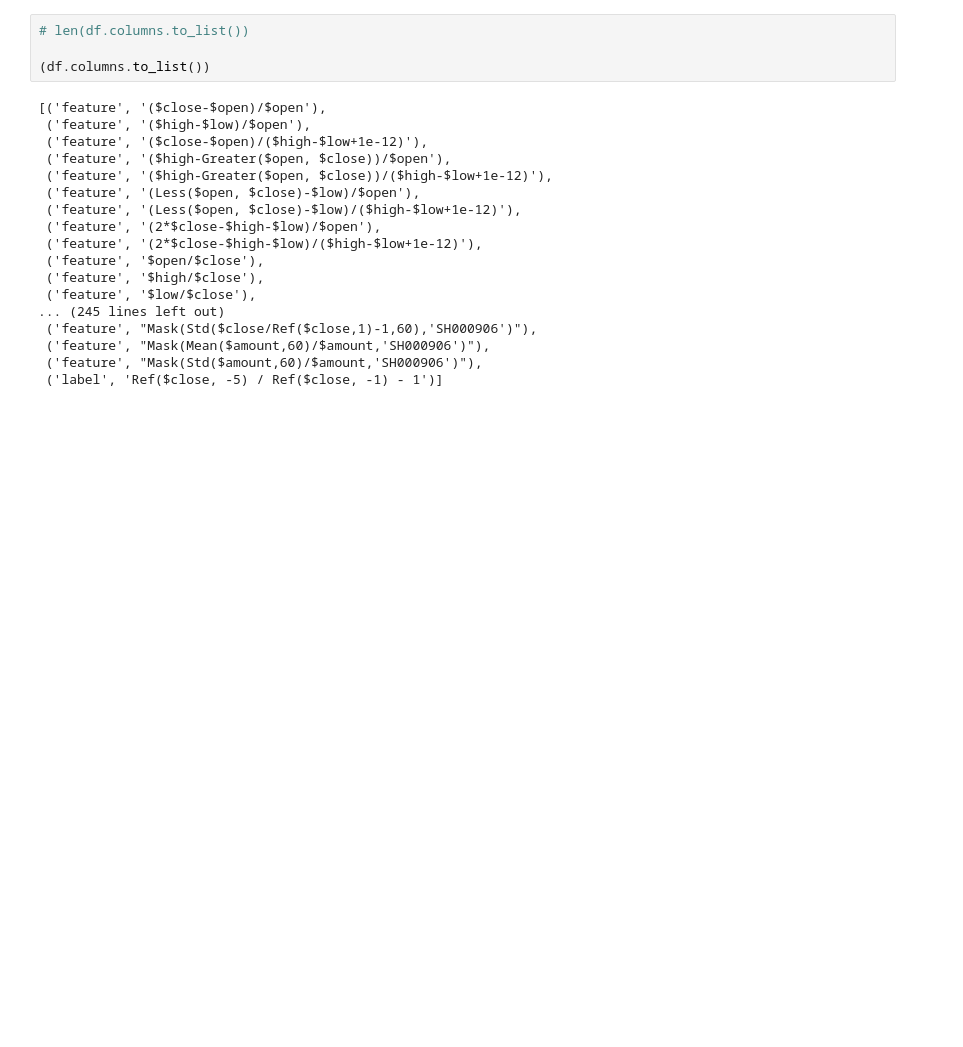
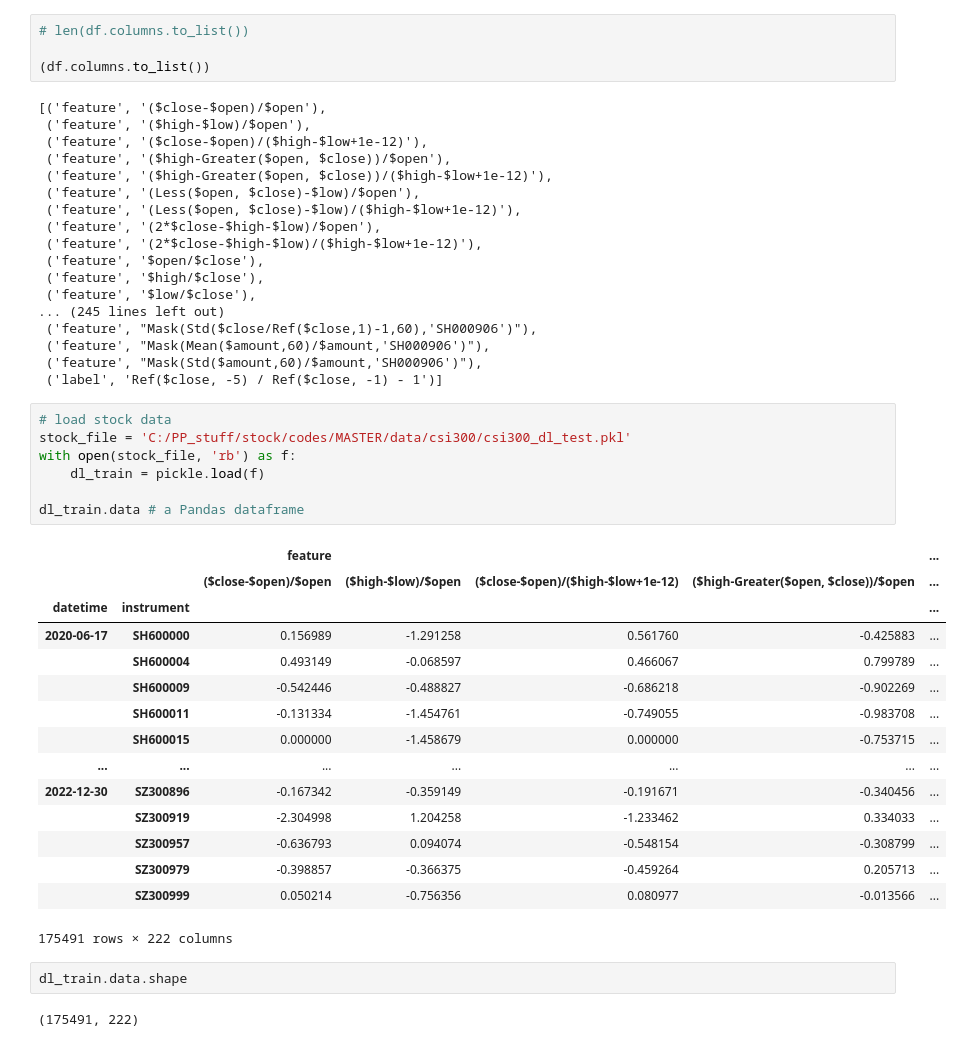
Before and after one commit to xbkaishui/MASTER, a Jupyter notebook: test.ipynb, the cells around one changed output. Drawn from its saved outputs; the diff is of its cells as text; blank space fills up the shorter version.

```diff
--- a/test.ipynb
+++ b/test.ipynb
@@ -73,3 +73,30 @@ len(df)
  ('feature', "Mask(Mean($amount,60)/$amount,'SH000906')"),
  ('feature', "Mask(Std($amount,60)/$amount,'SH000906')"),
  ('label', 'Ref($close, -5) / Ref($close, -1) - 1')]
+# %%
+# load stock data
+stock_file = 'C:/PP_stuff/stock/codes/MASTER/data/csi300/csi300_dl_test.pkl'
+with open(stock_file, 'rb') as f:
+    dl_train = pickle.load(f)
+
+dl_train.data # a Pandas dataframe
+# %% [output]
+|  |  | feature |  |  |  | ... |
+|  |  | ($close-$open)/$open | ($high-$low)/$open | ($close-$open)/($high-$low+1e-12) | ($high-Greater($open, $close))/$open | ... |
+| datetime | instrument |  |  |  |  | ... |
+| 2020-06-17 | SH600000 | 0.156989 | -1.291258 | 0.561760 | -0.425883 | ... |
+|  | SH600004 | 0.493149 | -0.068597 | 0.466067 | 0.799789 | ... |
+|  | SH600009 | -0.542446 | -0.488827 | -0.686218 | -0.902269 | ... |
+|  | SH600011 | -0.131334 | -1.454761 | -0.749055 | -0.983708 | ... |
+|  | SH600015 | 0.000000 | -1.458679 | 0.000000 | -0.753715 | ... |
+| ... | ... | ... | ... | ... | ... | ... |
+| 2022-12-30 | SZ300896 | -0.167342 | -0.359149 | -0.191671 | -0.340456 | ... |
+|  | SZ300919 | -2.304998 | 1.204258 | -1.233462 | 0.334033 | ... |
+|  | SZ300957 | -0.636793 | 0.094074 | -0.548154 | -0.308799 | ... |
+|  | SZ300979 | -0.398857 | -0.366375 | -0.459264 | 0.205713 | ... |
+|  | SZ300999 | 0.050214 | -0.756356 | 0.080977 | -0.013566 | ... |
+175491 rows × 222 columns
+# %%
+dl_train.data.shape
+# %% [output]
+(175491, 222)
```
Also changed, not shown: 2 other files.
